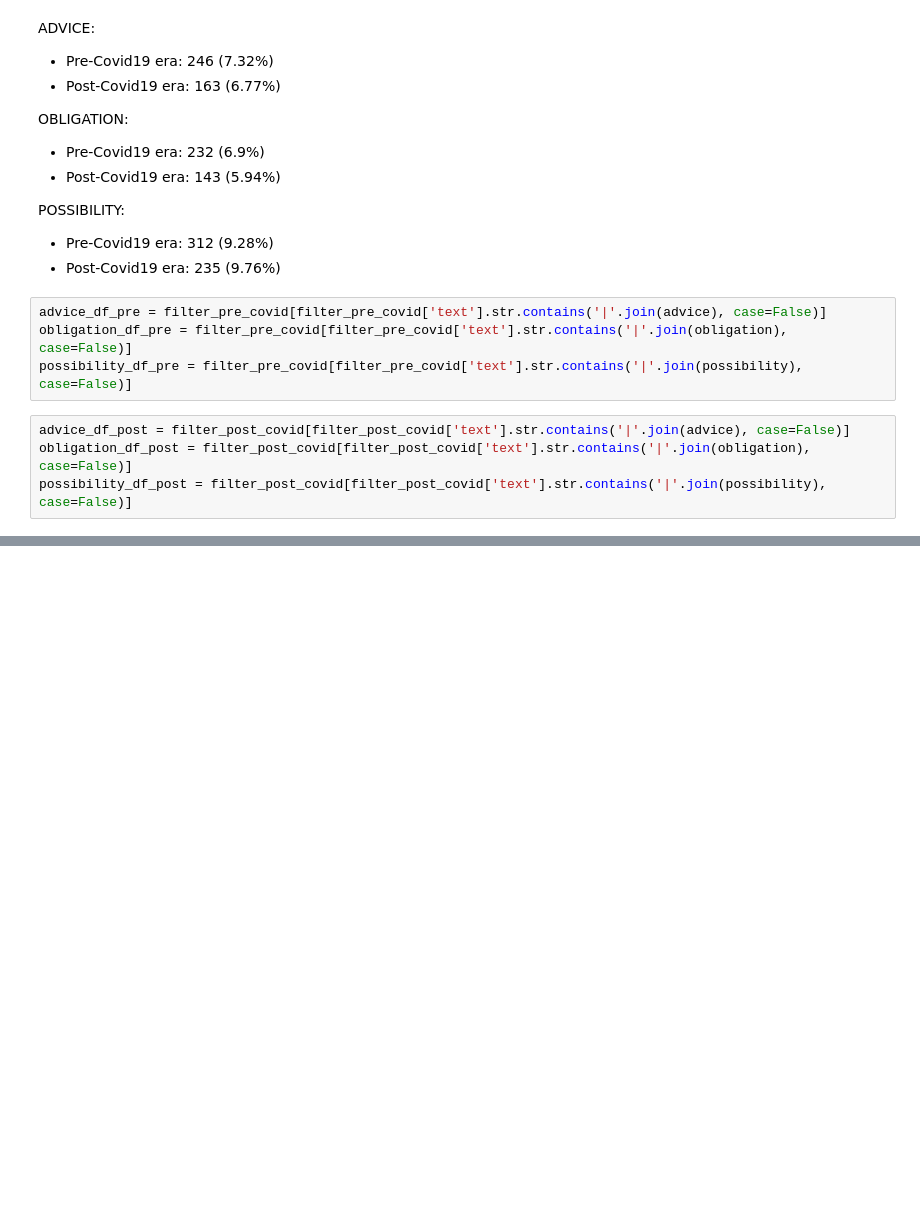
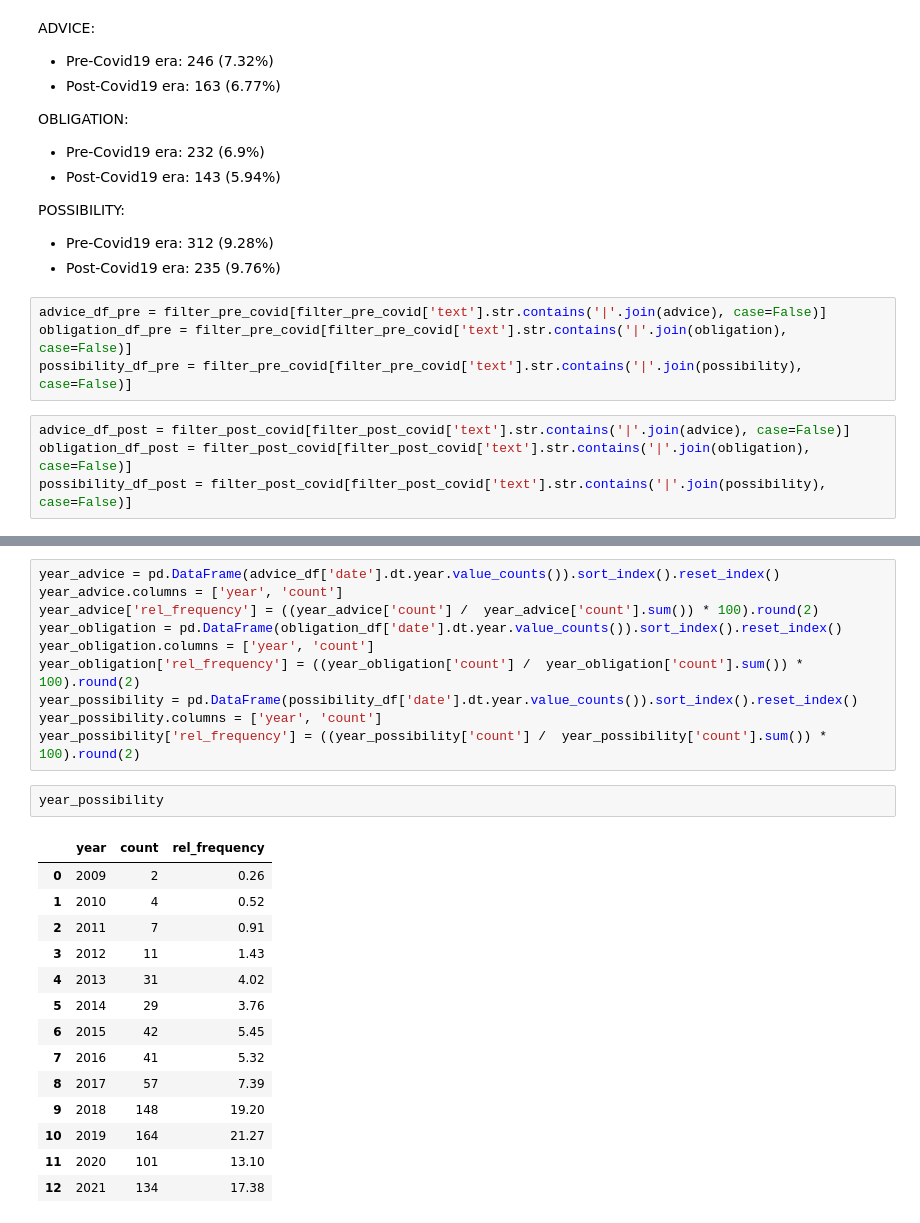
Before and after one commit to martinaviggiano/thesis_datasharing_perspectives, a Jupyter notebook: 3_Thesis_Analysis_on_Filter.ipynb, the cells around one changed output, grey strips where cells are left out. Saved outputs shown, nothing was run; the diff lists cells and outputs as text; blank space fills up the shorter version.

```diff
--- a/3_Thesis_Analysis_on_Filter.ipynb
+++ b/3_Thesis_Analysis_on_Filter.ipynb
@@ -2154,0 +2131,27 @@ possibility_df_post = filter_post_covid[filter_post_covid['text'].str.contains('
+# %%
+year_advice = pd.DataFrame(advice_df['date'].dt.year.value_counts()).sort_index().reset_index()
+year_advice.columns = ['year', 'count']
+year_advice['rel_frequency'] = ((year_advice['count'] /  year_advice['count'].sum()) * 100).round(2)
+year_obligation = pd.DataFrame(obligation_df['date'].dt.year.value_counts()).sort_index().reset_index()
+year_obligation.columns = ['year', 'count']
+year_obligation['rel_frequency'] = ((year_obligation['count'] /  year_obligation['count'].sum()) * 100).round(2)
+year_possibility = pd.DataFrame(possibility_df['date'].dt.year.value_counts()).sort_index().reset_index()
+year_possibility.columns = ['year', 'count']
+year_possibility['rel_frequency'] = ((year_possibility['count'] /  year_possibility['count'].sum()) * 100).round(2)
+# %%
+year_possibility
+# %% [output]
+|  | year | count | rel_frequency |
+| 0 | 2009 | 2 | 0.26 |
+| 1 | 2010 | 4 | 0.52 |
+| 2 | 2011 | 7 | 0.91 |
+| 3 | 2012 | 11 | 1.43 |
+| 4 | 2013 | 31 | 4.02 |
+| 5 | 2014 | 29 | 3.76 |
+| 6 | 2015 | 42 | 5.45 |
+| 7 | 2016 | 41 | 5.32 |
+| 8 | 2017 | 57 | 7.39 |
+| 9 | 2018 | 148 | 19.20 |
+| 10 | 2019 | 164 | 21.27 |
+| 11 | 2020 | 101 | 13.10 |
+| 12 | 2021 | 134 | 17.38 |
```
Also changed, not shown: parts of 25 cells of this notebook, 1 other file.
